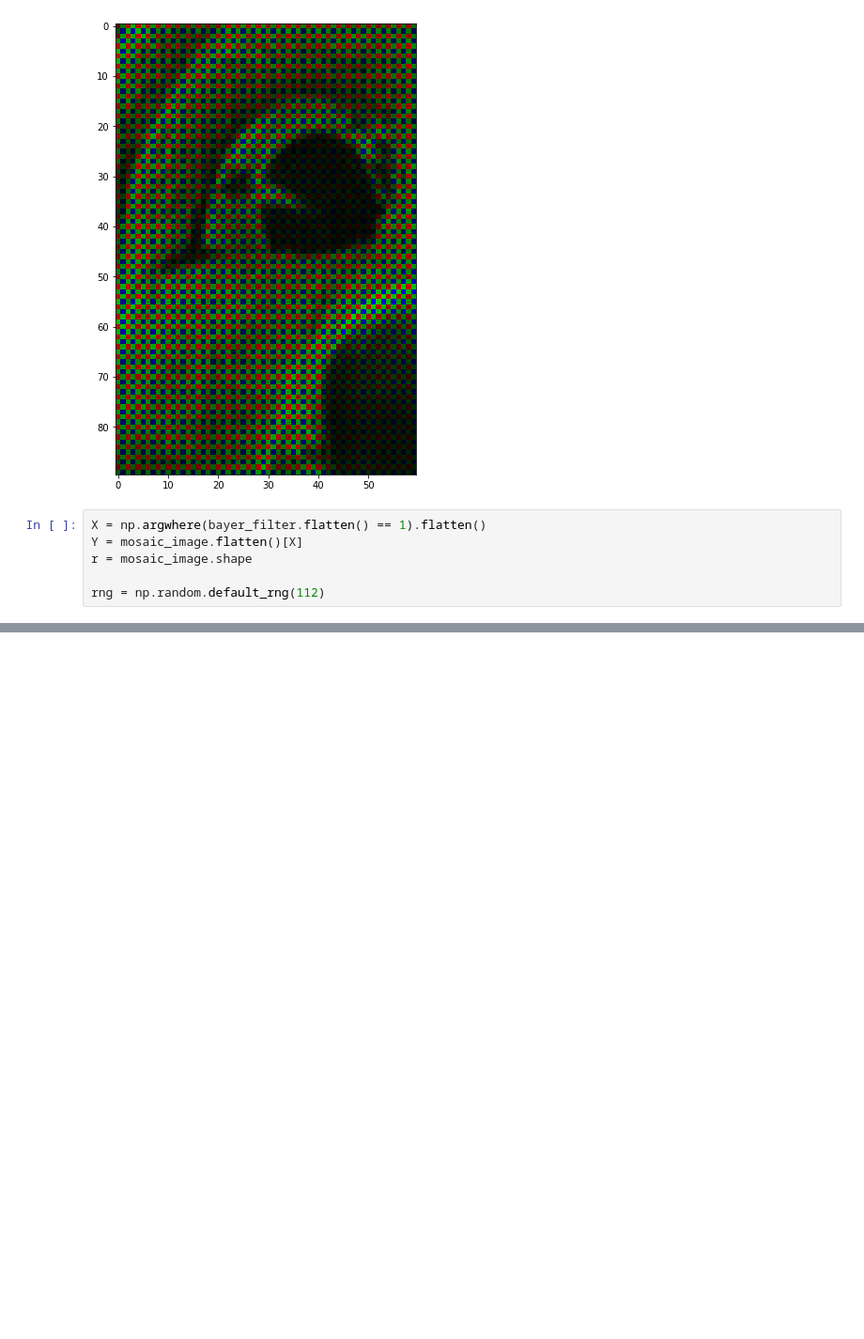
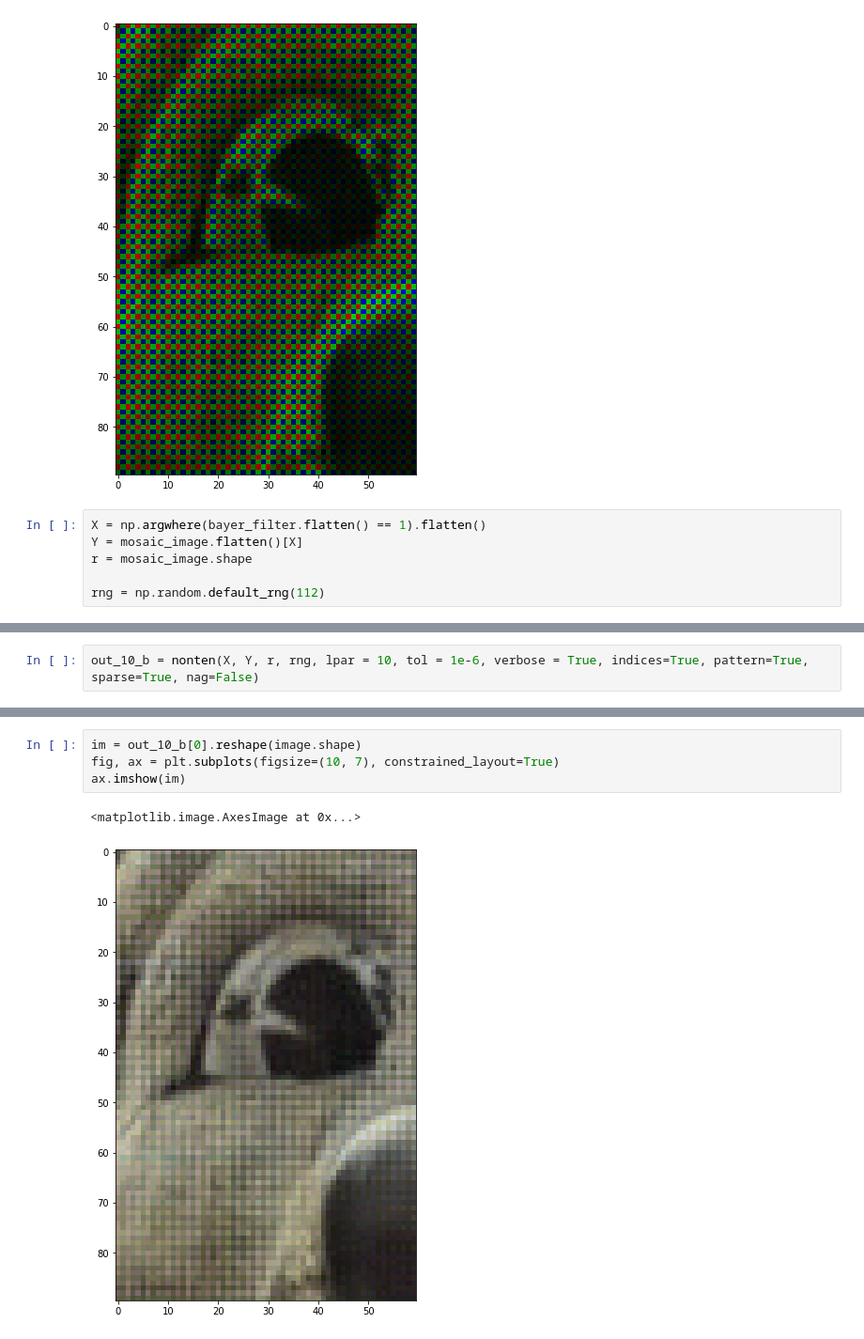
Before and after one commit to WenhaoP/TensorComp, a Jupyter notebook: image_demosaicing.ipynb, the cells around one changed output, grey strips where cells are left out. Shown at 94% size. Cells and saved outputs as stored; diff of their text form; blank space fills up the shorter version.

```diff
--- a/image_demosaicing.ipynb
+++ b/image_demosaicing.ipynb
@@ -53,0 +69,2 @@ Clipping input data to the valid range for imshow with RGB data ([0..1] for floa
+# %%
+out_10_b = nonten(X, Y, r, rng, lpar = 10, tol = 1e-6, verbose = True, indices=True, pattern=True, sparse=True, nag=False)
@@ -53,0 +89,7 @@ Clipping input data to the valid range for imshow with RGB data ([0..1] for floa
+# %%
+im = out_10_b[0].reshape(image.shape)
+fig, ax = plt.subplots(figsize=(10, 7), constrained_layout=True)
+ax.imshow(im)
+# %% [output]
+<matplotlib.image.AxesImage at 0x...>
+[figure, added]
```
Also changed, not shown: parts of 8 cells of this notebook, 1 other file.
